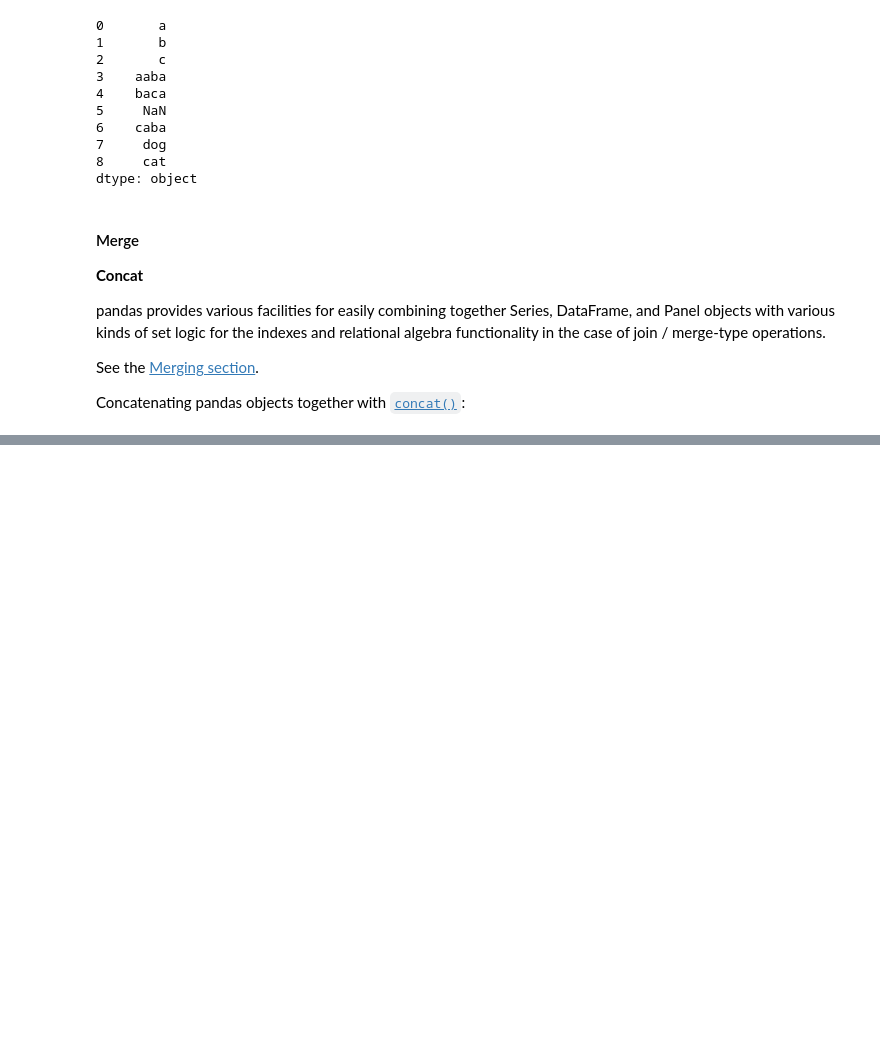
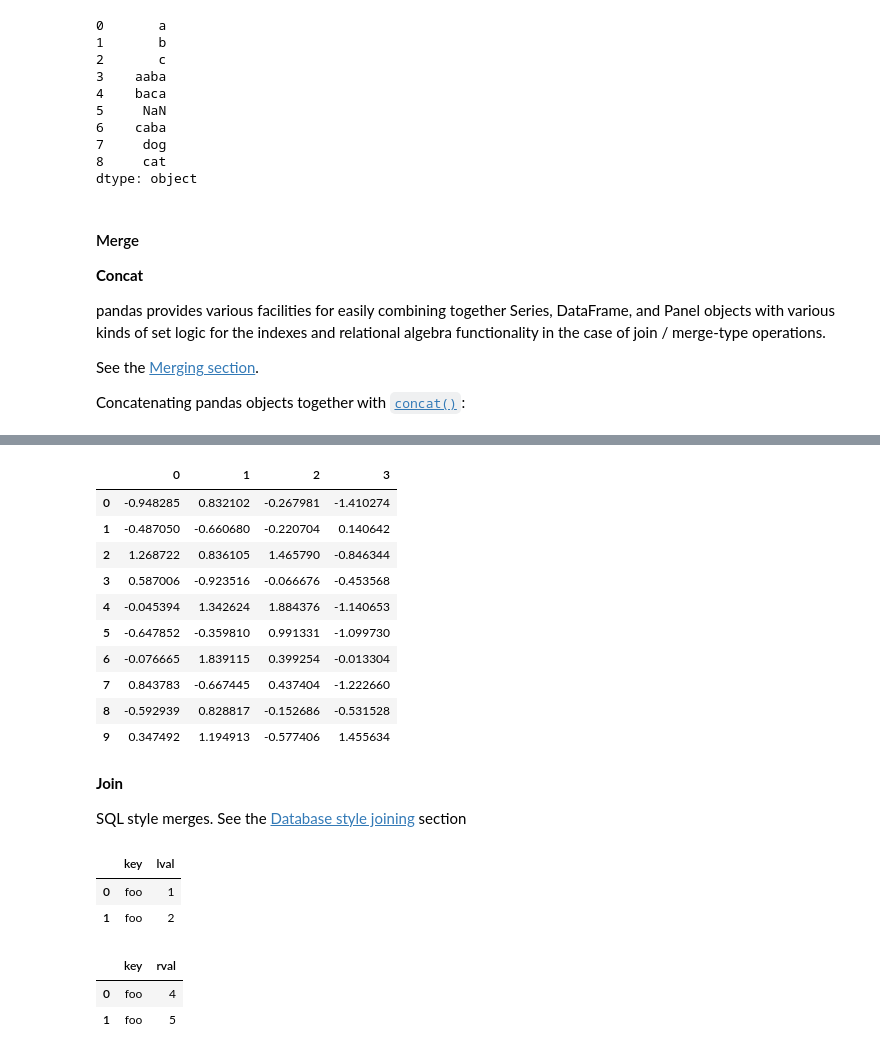
Before and after one commit to yerartdev/uc-m1967-mdsi, a Jupyter notebook: d7/m1967-pandas-gerardo-de-miguel-gonzalez-d7.ipynb, the cells around one changed output, grey strips where cells are left out. Drawn from its saved outputs; the diff is of its cells as text; code cells hidden in the pictures; blank space fills up the shorter version.

```diff
--- a/d7/m1967-pandas-gerardo-de-miguel-gonzalez-d7.ipynb
+++ b/d7/m1967-pandas-gerardo-de-miguel-gonzalez-d7.ipynb
@@ -896,0 +906,3 @@ Concatenating pandas objects together with [`concat()`](http://pandas.pydata.org
+# %%
+pieces = [df[:3], df[3:7], df[7:]]
+pieces
@@ -896,0 +923,32 @@ Concatenating pandas objects together with [`concat()`](http://pandas.pydata.org
+# %%
+pd.concat(pieces)
+# %% [output]
+|  | 0 | 1 | 2 | 3 |
+| 0 | -0.948285 | 0.832102 | -0.267981 | -1.410274 |
+| 1 | -0.487050 | -0.660680 | -0.220704 | 0.140642 |
+| 2 | 1.268722 | 0.836105 | 1.465790 | -0.846344 |
+| 3 | 0.587006 | -0.923516 | -0.066676 | -0.453568 |
+| 4 | -0.045394 | 1.342624 | 1.884376 | -1.140653 |
+| 5 | -0.647852 | -0.359810 | 0.991331 | -1.099730 |
+| 6 | -0.076665 | 1.839115 | 0.399254 | -0.013304 |
+| 7 | 0.843783 | -0.667445 | 0.437404 | -1.222660 |
+| 8 | -0.592939 | 0.828817 | -0.152686 | -0.531528 |
+| 9 | 0.347492 | 1.194913 | -0.577406 | 1.455634 |
+# %% [markdown]
+**Join**
+
+SQL style merges. See the [Database style joining](http://pandas.pydata.org/pandas-docs/stable/merging.html#merging-join) section
+# %%
+left = pd.DataFrame({'key': ['foo', 'foo'], 'lval': [1, 2]})
+left
+# %% [output]
+|  | key | lval |
+| 0 | foo | 1 |
+| 1 | foo | 2 |
+# %%
+right = pd.DataFrame({'key': ['foo', 'foo'], 'rval': [4, 5]})
+right
+# %% [output]
+|  | key | rval |
+| 0 | foo | 4 |
+| 1 | foo | 5 |
```
Also changed, not shown: parts of 87 cells of this notebook.
